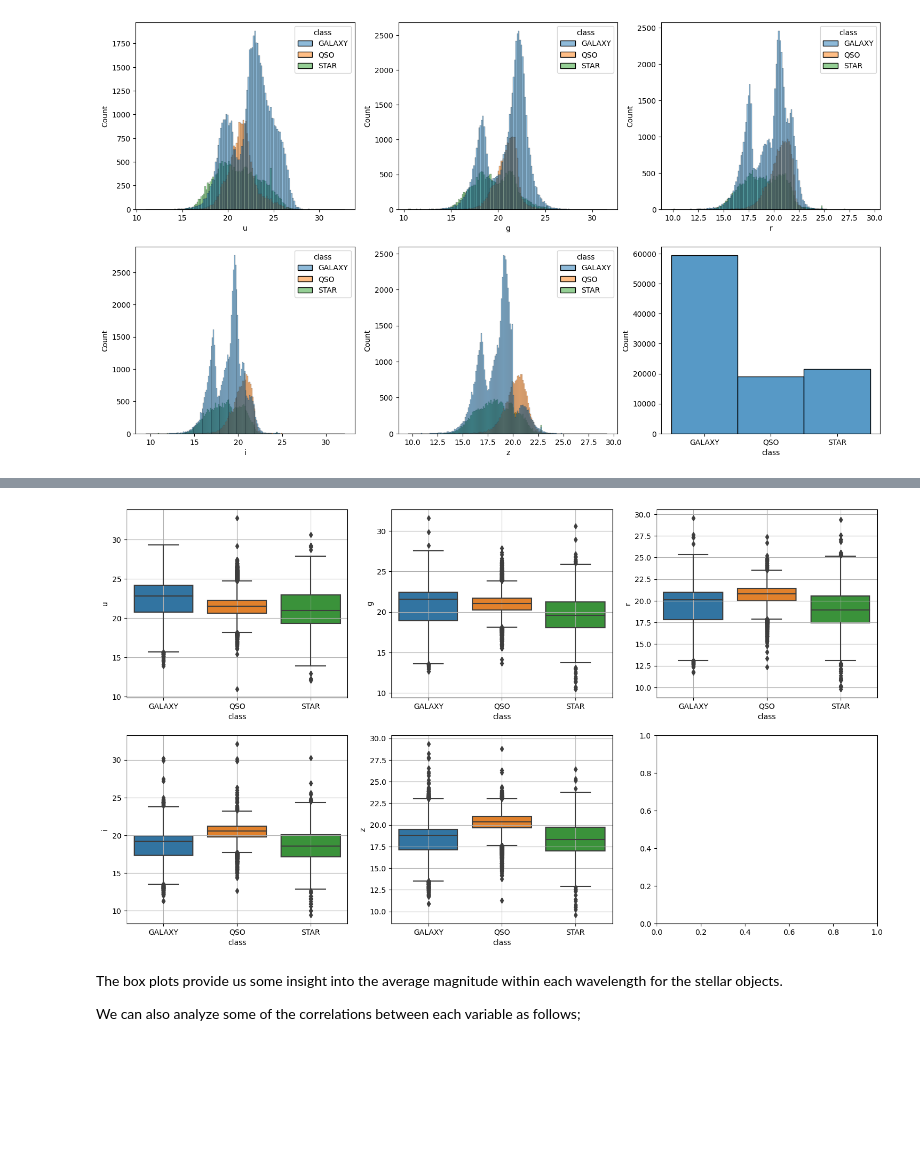
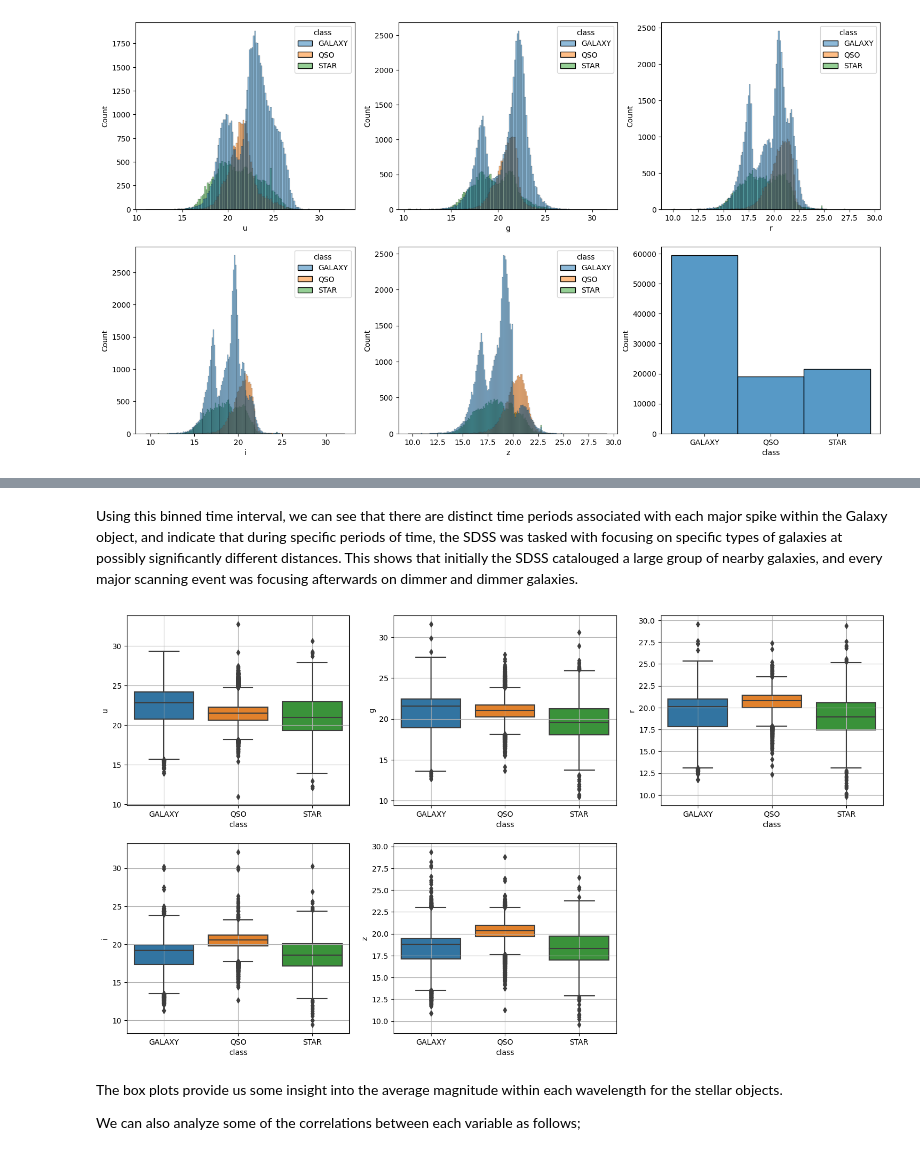
Before and after one commit to AbhaySh4r/ML-AstroSet, a Jupyter notebook: Project1_Visualizations.ipynb, the cells around one changed output, grey strips where cells are left out. Drawn from its saved outputs; the diff is of its cells as text; code cells hidden in the pictures; blank space fills up the shorter version.

```diff
--- a/Project1_Visualizations.ipynb
+++ b/Project1_Visualizations.ipynb
@@ -144,0 +154,2 @@ We can see from the following plots that there is a large sample bias towards Ga
+# %%
+df['binned_date'] = [53000 if d < 55000 else 56000 if 55000 < d < 57000 else 58000 for d in df["MJD"]]
@@ -145,12 +166,15 @@ We can see from the following plots that there is a large sample bias towards Ga
+# %% [markdown]
+Using this binned time interval, we can see that there are distinct time periods associated with each major spike within the Galaxy object, and indicate that during specific periods of time, the SDSS was tasked with focusing on specific types of galaxies at possibly significantly different distances. This shows that initially the SDSS catalouged a large group of nearby galaxies, and every major scanning event was focusing afterwards on dimmer and dimmer galaxies.
 # %%
 fig, axis = plt.subplots(2,3, figsize = (18,10))
 sns.boxplot(df, x = "class", y = "u", ax= axis[0,0]).grid()
 sns.boxplot(df, x = "class", y = "g", ax= axis[0,1]).grid()
 sns.boxplot(df, x = "class", y = "r", ax= axis[0,2]).grid()
 sns.boxplot(df, x = "class", y = "i", ax= axis[1,0]).grid()
 sns.boxplot(df, x = "class", y = "z", ax= axis[1,1]).grid()
+axis[1,2].remove()
 # %% [output]
-[figure, old version]
+[figure, new version]
 # %% [markdown]
 The box plots provide us some insight into the average magnitude within each wavelength for the stellar objects.
 
```
Also changed, not shown: parts of 8 cells of this notebook.
